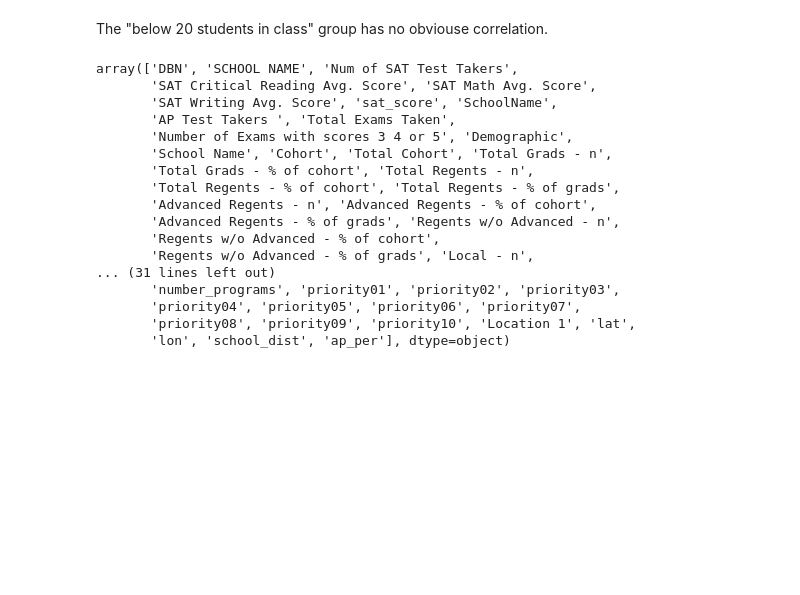
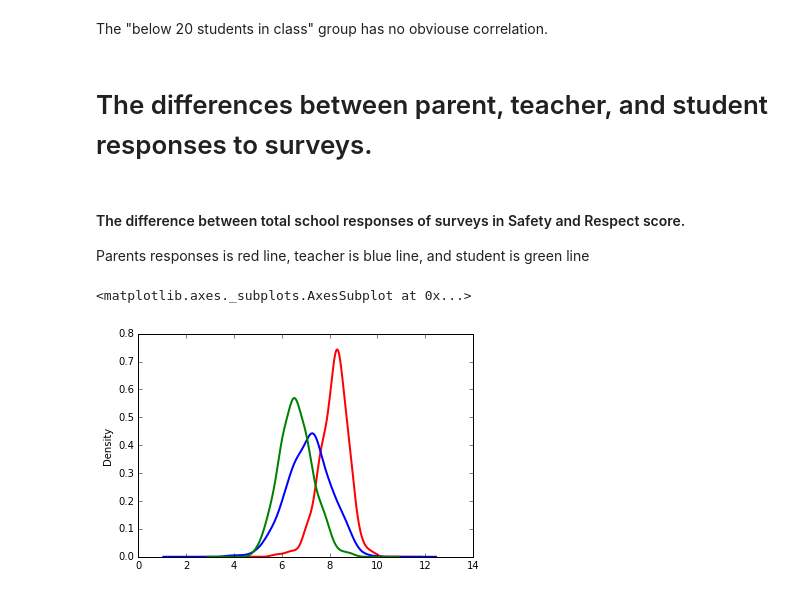
Before and after one commit to KiselevMaxim/data_explorer, a Jupyter notebook: Schools.ipynb, the cells around one changed output. Saved outputs shown, nothing was run; the diff lists cells and outputs as text; code cells hidden in the pictures; blank space fills up the shorter version.

```diff
--- a/Schools.ipynb
+++ b/Schools.ipynb
@@ -434,22 +432,14 @@ combined[(combined["AVERAGE CLASS SIZE"] < 20)].plot.scatter("AVERAGE CLASS SIZE
 # %% [markdown]
 The "below 20 students in class" group has no obviouse correlation.
-# %%
-combined.columns.values
-# %% [output]
-array(['DBN', 'SCHOOL NAME', 'Num of SAT Test Takers',
-       'SAT Critical Reading Avg. Score', 'SAT Math Avg. Score',
-       'SAT Writing Avg. Score', 'sat_score', 'SchoolName',
-       'AP Test Takers ', 'Total Exams Taken',
-       'Number of Exams with scores 3 4 or 5', 'Demographic',
-       'School Name', 'Cohort', 'Total Cohort', 'Total Grads - n',
-       'Total Grads - % of cohort', 'Total Regents - n',
-       'Total Regents - % of cohort', 'Total Regents - % of grads',
-       'Advanced Regents - n', 'Advanced Regents - % of cohort',
-       'Advanced Regents - % of grads', 'Regents w/o Advanced - n',
-       'Regents w/o Advanced - % of cohort',
-       'Regents w/o Advanced - % of grads', 'Local - n',
-... (31 lines left out)
-       'number_programs', 'priority01', 'priority02', 'priority03',
-       'priority04', 'priority05', 'priority06', 'priority07',
-       'priority08', 'priority09', 'priority10', 'Location 1', 'lat',
-       'lon', 'school_dist', 'ap_per'], dtype=object)
+# %% [markdown]
+# The differences between parent, teacher, and student responses to surveys.
+# %% [markdown]
+#### The difference between total school responses of surveys in Safety and Respect score.
+Parents responses is red line, teacher is blue line, and student is green line
+# %%
+combined["saf_p_11"].plot(kind="kde", linewidth=2, style='red')
+combined["saf_t_11"].plot(kind="kde", linewidth=2, style='blue')
+combined["saf_s_11"].plot(kind="kde", linewidth=2, style='green')
+# %% [output]
+<matplotlib.axes._subplots.AxesSubplot at 0x...>
+[figure, added]
```
Also changed, not shown: parts of 33 cells of this notebook.
